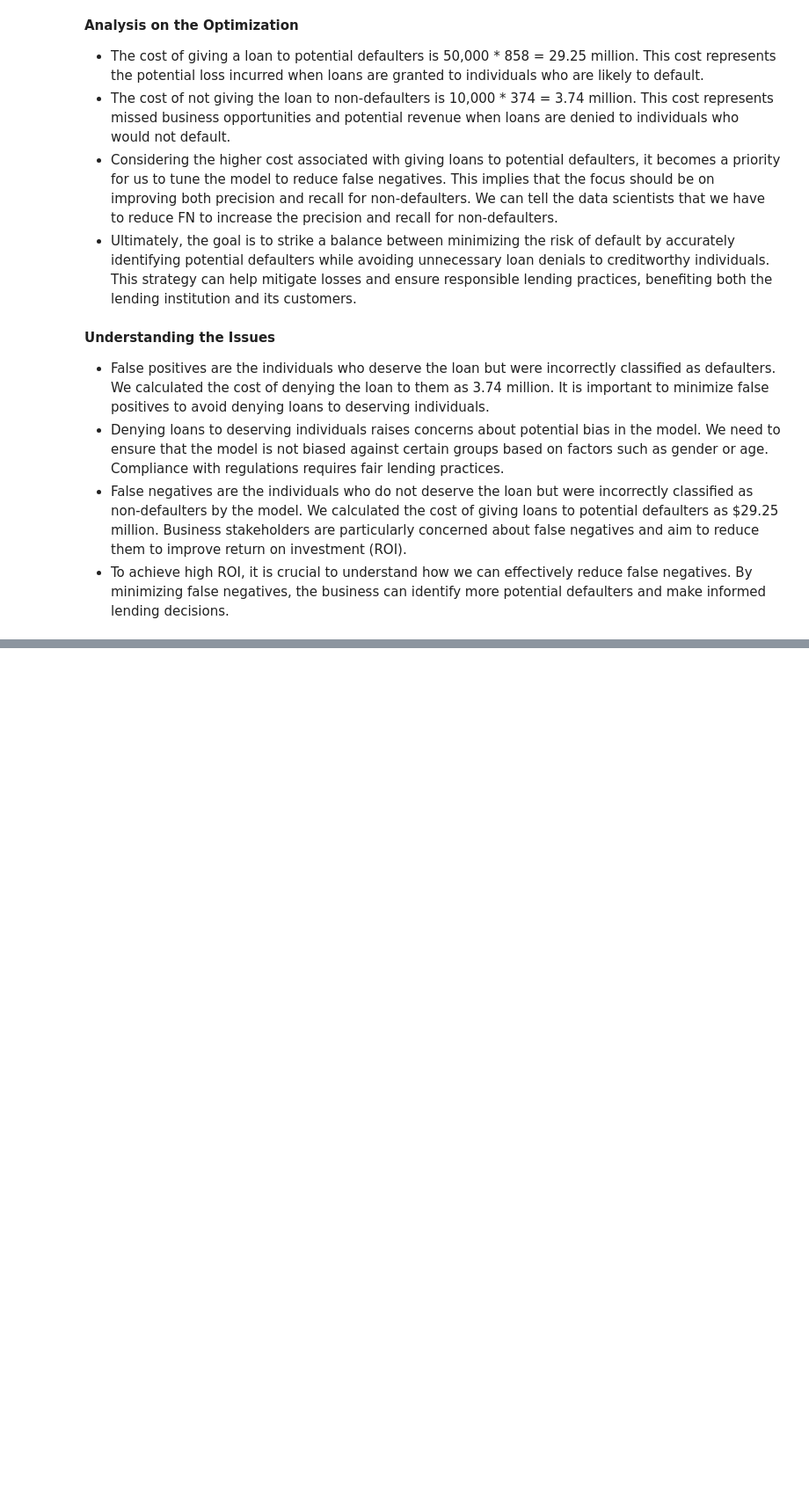
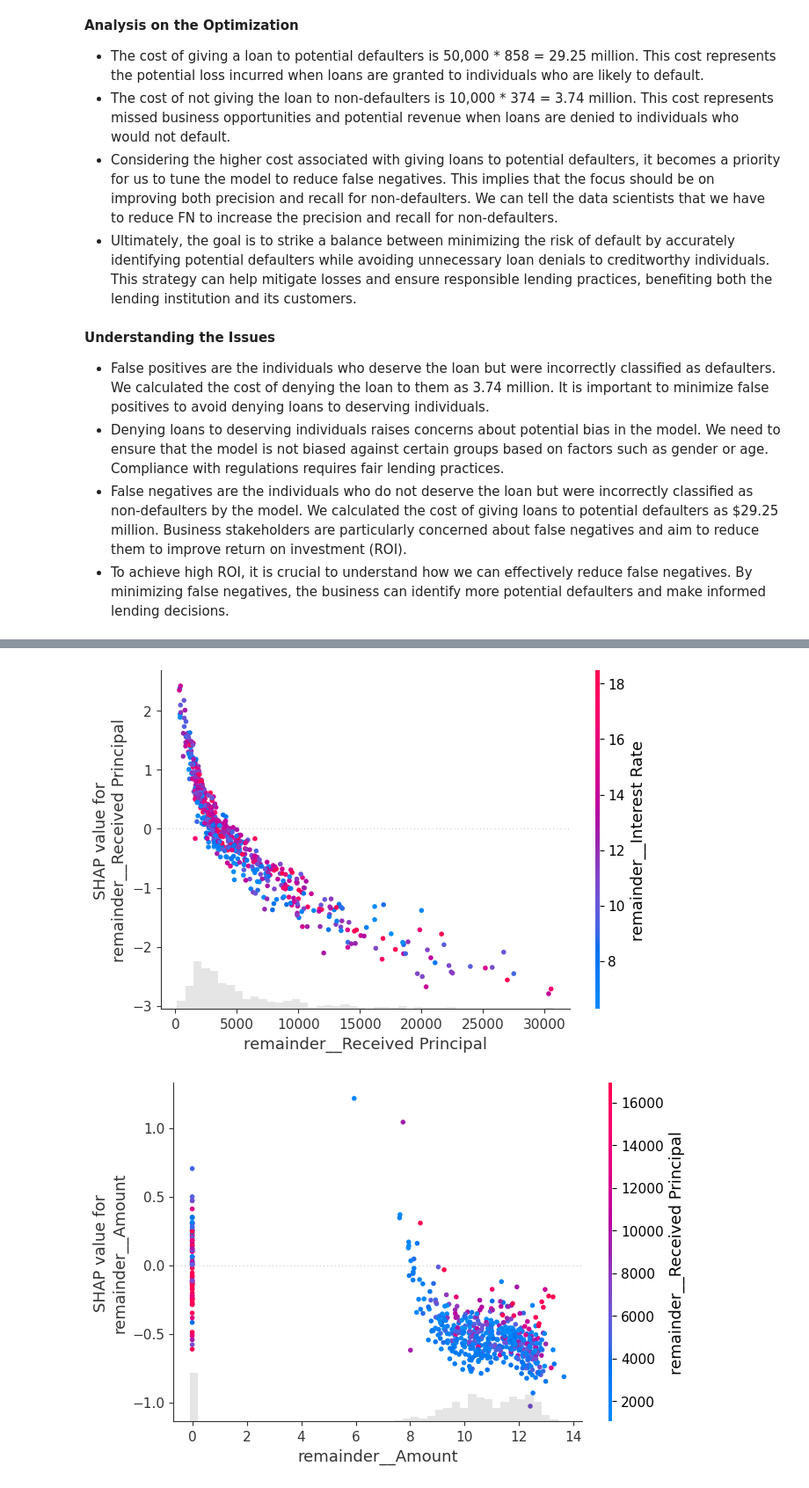
Before and after one commit to harshp777/Explainable-AI-Fraud-Detection, a Jupyter notebook: notebooks/ExplainableAI.ipynb, the cells around one changed output, grey strips where cells are left out. Shown at 88% size. Saved outputs shown, nothing was run; the diff lists cells and outputs as text; code cells hidden in the pictures; blank space fills up the shorter version.

```diff
--- a/notebooks/ExplainableAI.ipynb
+++ b/notebooks/ExplainableAI.ipynb
@@ -254,0 +281,16 @@ shap_values.display_data
+# %%
+# creating a dependence scatter plot to show the effect of a single feature across the whole dataset
+
+
+columns_to_view = ['remainder__Received Principal', 'remainder__Amount',  'remainder__Interest Received' , 'remainder__Total Payement ',
+                   'ohe__Loan Category_Consolidation', 'remainder__Tenure(years)', 'remainder__Interest Rate',
+       'remainder__Total Income(PA)', 'remainder__Dependents',
+       'remainder__Delinq_2yrs', 'remainder__Number of loans']
+
+
+
+for i in columns_to_view:
+    shap.plots.scatter(shap_values[: , i], color=shap_values)
+# %% [output]
+[figure, added]
+[figure, added]
```
Also changed, not shown: parts of 28 cells of this notebook.
